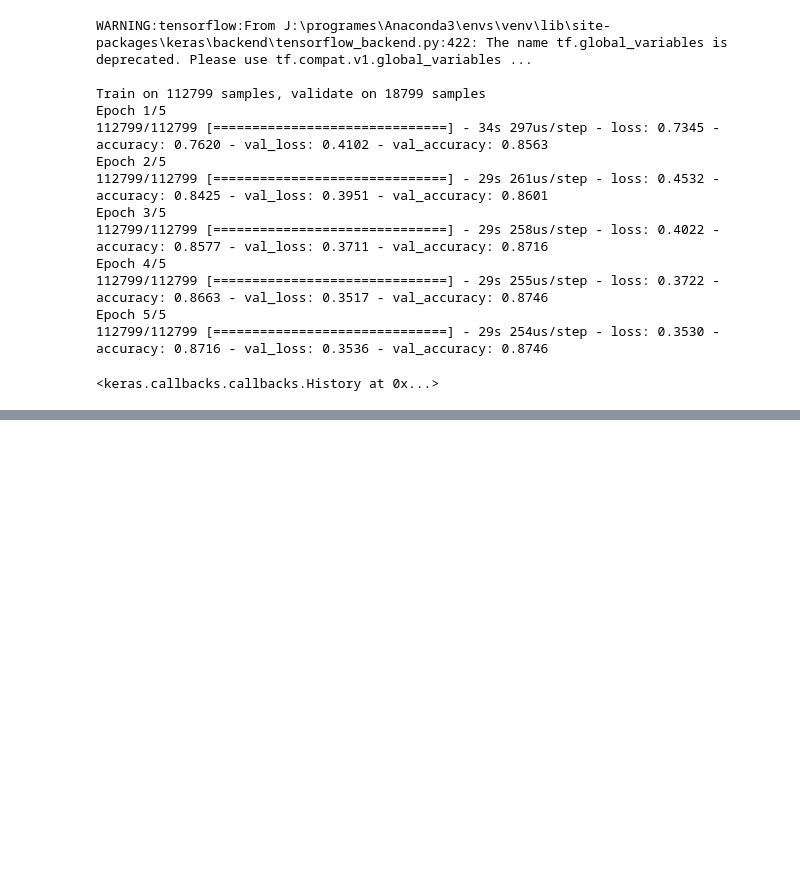
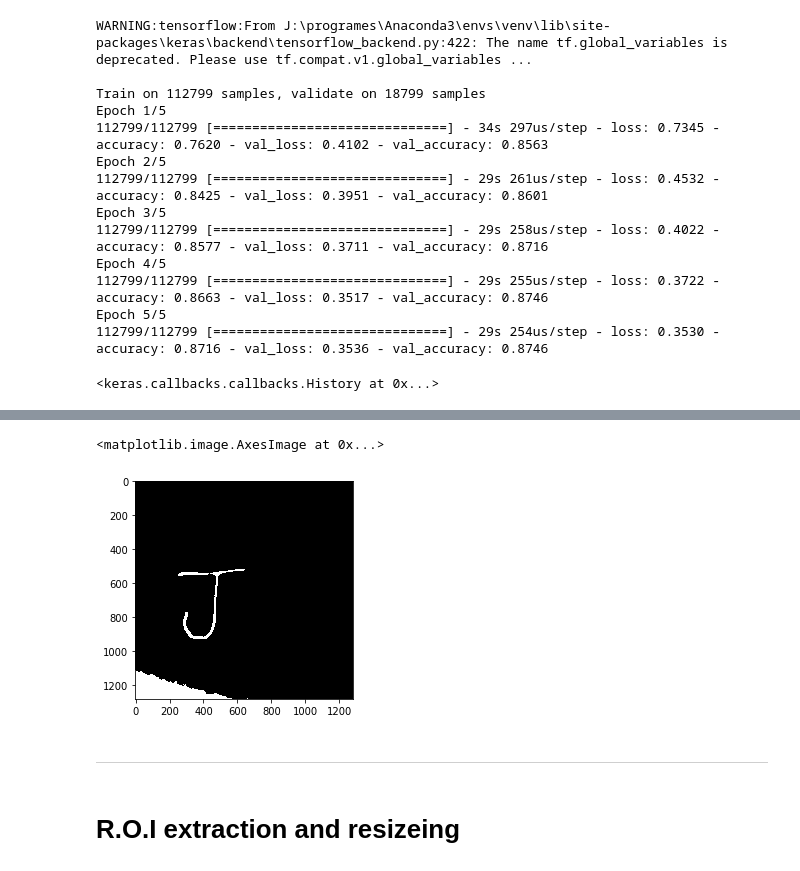
Before and after one commit to vadera11jeet/handwritten-character-recognition-, a Jupyter notebook: model_create.ipynb, the cells around one changed output, grey strips where cells are left out. Saved outputs shown, nothing was run; the diff lists cells and outputs as text; code cells hidden in the pictures; blank space fills up the shorter version.

```diff
--- a/model_create.ipynb
+++ b/model_create.ipynb
@@ -127,0 +169,11 @@ model.save_weights("model_weights.h5")
+# %%
+ret, thre = cv2.threshold(im_gray,100, 255, cv2.THRESH_BINARY_INV)
+# %%
+plt.imshow(thre,cmap="gray")
+# %% [output]
+<matplotlib.image.AxesImage at 0x...>
+[figure, added]
+# %% [markdown]
+___
+# %% [markdown]
+# R.O.I extraction and resizeing
```
Also changed, not shown: parts of 18 cells of this notebook, 1 other file.
